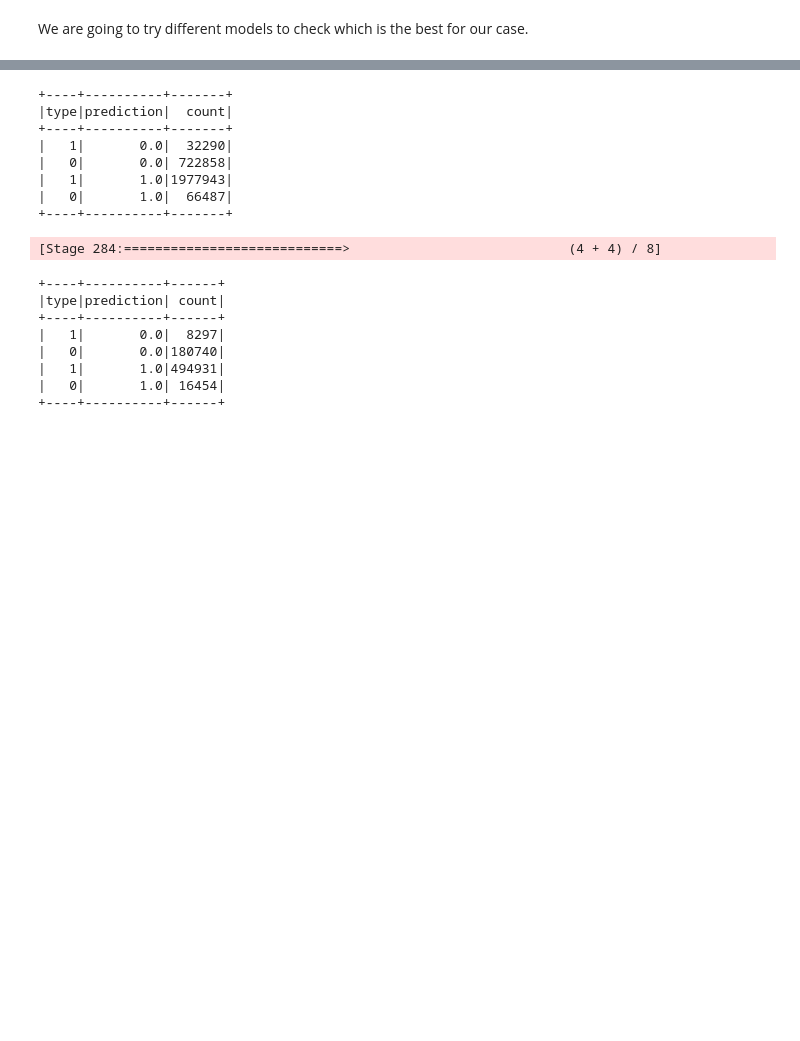
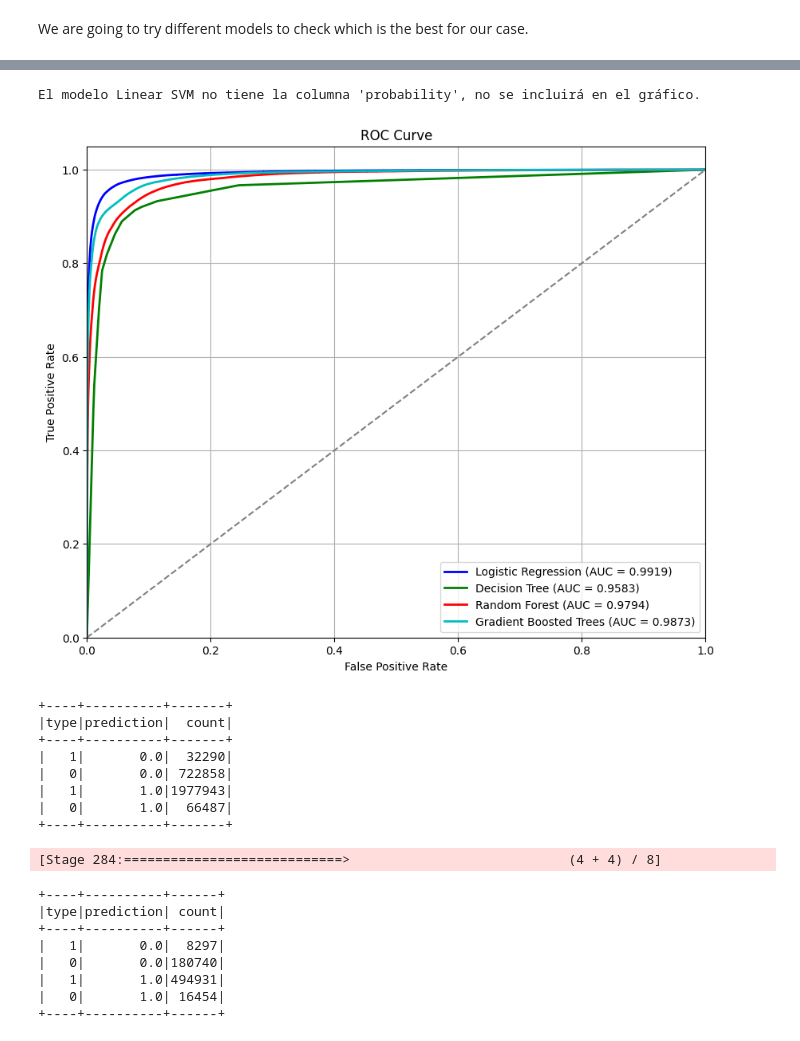
Before and after one commit to Gonzatorra/bigDataAstronomy, a Jupyter notebook: process.ipynb, the cells around one changed output, grey strips where cells are left out. Drawn from its saved outputs; the diff is of its cells as text; code cells hidden in the pictures; blank space fills up the shorter version.

Commit message:
models + auc

```diff
--- a/process.ipynb
+++ b/process.ipynb
@@ -96,7 +89,7 @@ Then, we need to read de csv data.
 path = "/home/haizeagonzalez/bigDataProject/primaryObjs.csv"
 path2 = "/home/haizeagonzalez/myproject/primaryObjs.csv"
 
-df = spark.read.csv(path, header=True)
+df = spark.read.csv(path2, header=True)
 # %% [markdown]
 Now, we are going to check if the data is correctly loaded.
 # %%
@@ -234,7 +226,7 @@ As we can see, there is no null values and the amount of galaxies are less than
 # %% [markdown]
 First, as it is a binary classification, we will update stars to 0 and galaxies to 1.
 # %%
-df = df.withColumn("type", when(col("type") == 6,1).otherwise(0))
+df = df.withColumn("type", when(col("type") == 3,1).otherwise(0))
 # %%
 df_stars = df.filter(df["type"] == 0)
 df_galaxies = df.filter(df["type"] == 1)
@@ -364,0 +335,13 @@ AUC en prueba: 0.9919
+# %%
+from pyspark.ml.evaluation import BinaryClassificationEvaluator
+import matplotlib.pyplot as plt
+from sklearn.metrics import roc_curve, auc
+
+
+evaluator = BinaryClassificationEvaluator(labelCol="type", metricName="areaUnderROC")
+
+for name, model in models.items():
+    model_trained = model.fit(train_data)
+    predictions = model_trained.transform(test_data)
+    auc = evaluator.evaluate(predictions)
+    print(f"{name}: AUC = {auc:.4f}")
@@ -365,3 +354,48 @@ AUC en prueba: 0.9919
+# %%
+import matplotlib.pyplot as plt
+from sklearn.metrics import roc_curve, auc
+
+#Create the figure
+plt.figure(figsize=(10, 8))
+
+#Different colors for the different models
+colors = ['b', 'g', 'r', 'c', 'm', 'y', 'k']
+
+#For each model compute the AUC
+for idx, (name, model) in enumerate(models.items()):
+    model_trained = model.fit(train_data)
+    predictions = model_trained.transform(test_data) #Predicted class (0 or 1)
+
+    #Check if the model has "probability" column because some of them (SVG for example) do not
+    if "probability" in predictions.columns:
+        #Get the whole probability vector, convert it into rdd and select the probability for the positive (real) prediction
+        prob_positives = predictions.select("probability").rdd.map(lambda row: row[0][1]).collect()
+        #Get the label for each prediction
+        true_labels = predictions.select("type").rdd.map(lambda row: row[0]).collect()
+
+        #Calculate ROC curve
+        fpr, tpr, _ = roc_curve(true_labels, prob_positives)
+        roc_auc = auc(fpr, tpr)
+
+        #Plot it
+        plt.plot(fpr, tpr, color=colors[idx % len(colors)], lw=2, label=f'{name} (AUC = {roc_auc:.4f})')
+    else:
+        print(f"El modelo {name} no tiene la columna 'probability', no se incluirá en el gráfico.")
+
+#Different parameters to personalize the plot
+plt.plot([0, 1], [0, 1], color='gray', linestyle='--')  #Diagonal line of "random"
+plt.xlim([0.0, 1.0])
+plt.ylim([0.0, 1.05])
+plt.xlabel("False Positive Rate")
+plt.ylabel("True Positive Rate")
+plt.title("ROC Curve")
+plt.legend(loc="lower right")
+plt.grid()
+
+plt.show()
+# %% [output]
+El modelo Linear SVM no tiene la columna 'probability', no se incluirá en el gráfico.
+[figure, added]
 # %%
 train_predictions.groupBy("type", "prediction").count().show()
 test_predictions.groupBy("type", "prediction").count().show()
```
Also changed, not shown: parts of 14 cells of this notebook, 1 other file.
